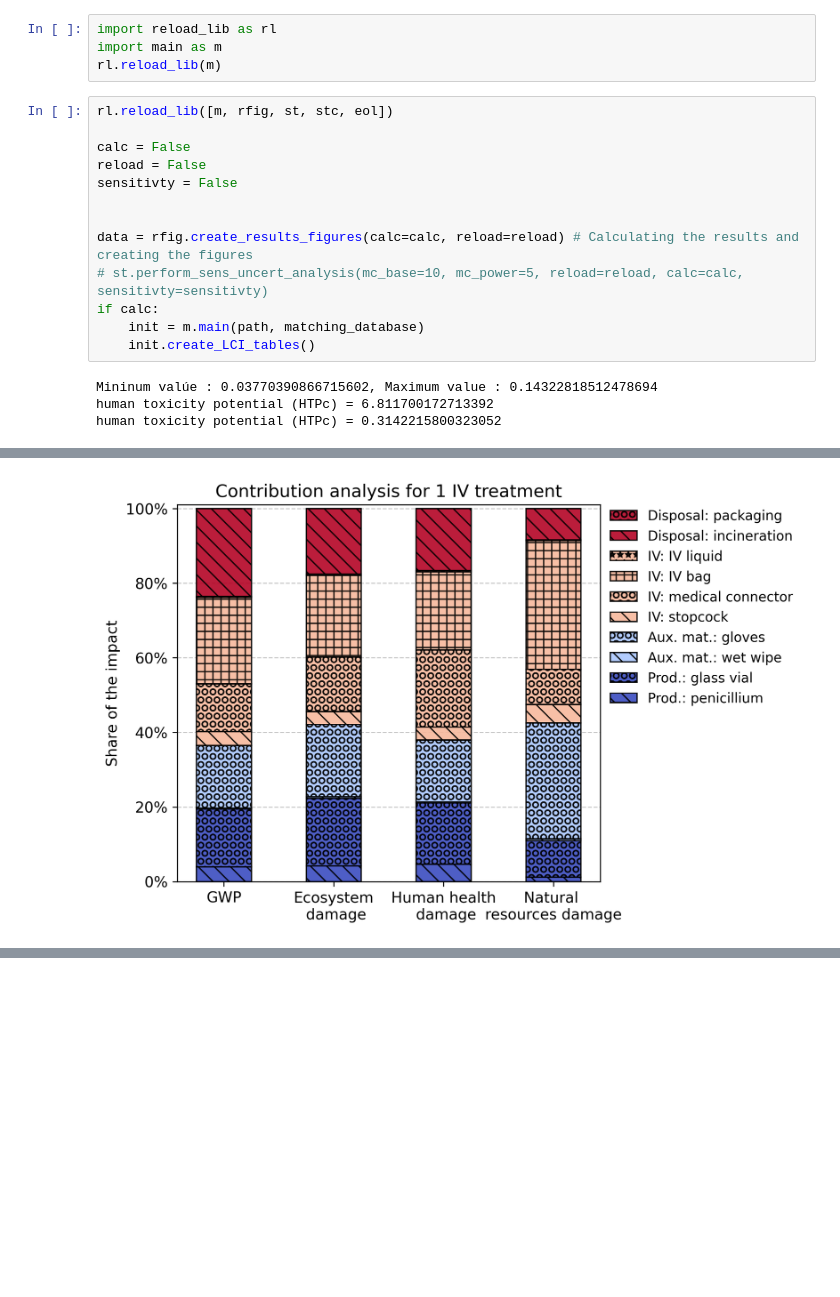
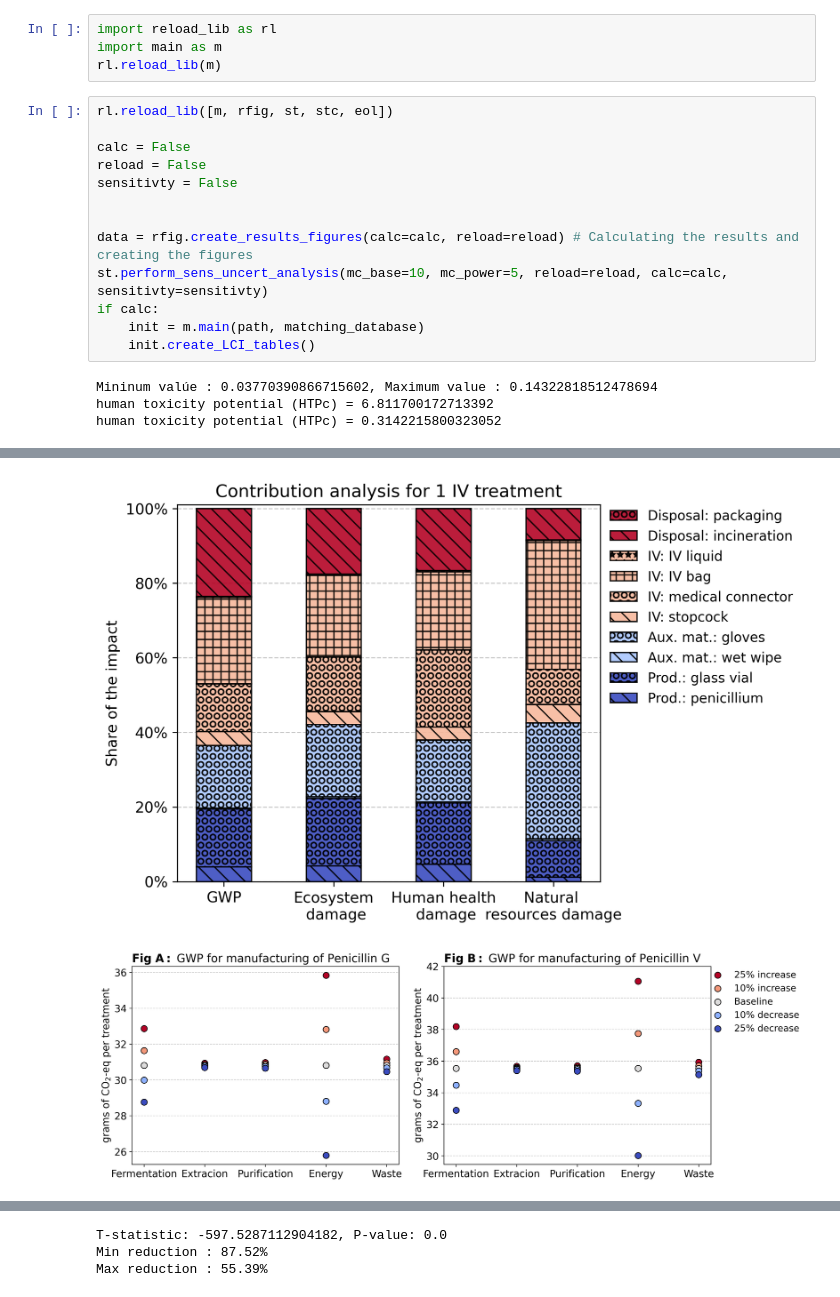
Before and after one commit to RuneWF/penicilin, a Jupyter notebook: Jupyter scripts/main.ipynb, the cells around one changed output, grey strips where cells are left out. Cells and saved outputs as stored; diff of their text form; blank space fills up the shorter version.

```diff
--- a/Jupyter scripts/main.ipynb
+++ b/Jupyter scripts/main.ipynb
@@ -15,19 +15,20 @@ rl.reload_lib(m)
 # %%
 rl.reload_lib([m, rfig, st, stc, eol])
 
 calc = False
 reload = False
 sensitivty = False
 
 
 data = rfig.create_results_figures(calc=calc, reload=reload) # Calculating the results and creating the figures
-# st.perform_sens_uncert_analysis(mc_base=10, mc_power=5, reload=reload, calc=calc, sensitivty=sensitivty)
+st.perform_sens_uncert_analysis(mc_base=10, mc_power=5, reload=reload, calc=calc, sensitivty=sensitivty)
 if calc:
     init = m.main(path, matching_database)
     init.create_LCI_tables()
 # %% [output]
 Mininum valúe : 0.03770390866715602, Maximum value : 0.14322818512478694
 human toxicity potential (HTPc) = 6.811700172713392
 human toxicity potential (HTPc) = 0.3142215800323052
 [figure]
 [figure]
+[figure, added]
@@ -33,0 +36,3 @@ human toxicity potential (HTPc) = 0.3142215800323052
+T-statistic: -597.5287112904182, P-value: 0.0
+Min reduction : 87.52%
+Max reduction : 55.39%
```
Also changed, not shown: parts of 1 cell of this notebook, 3 other files.
